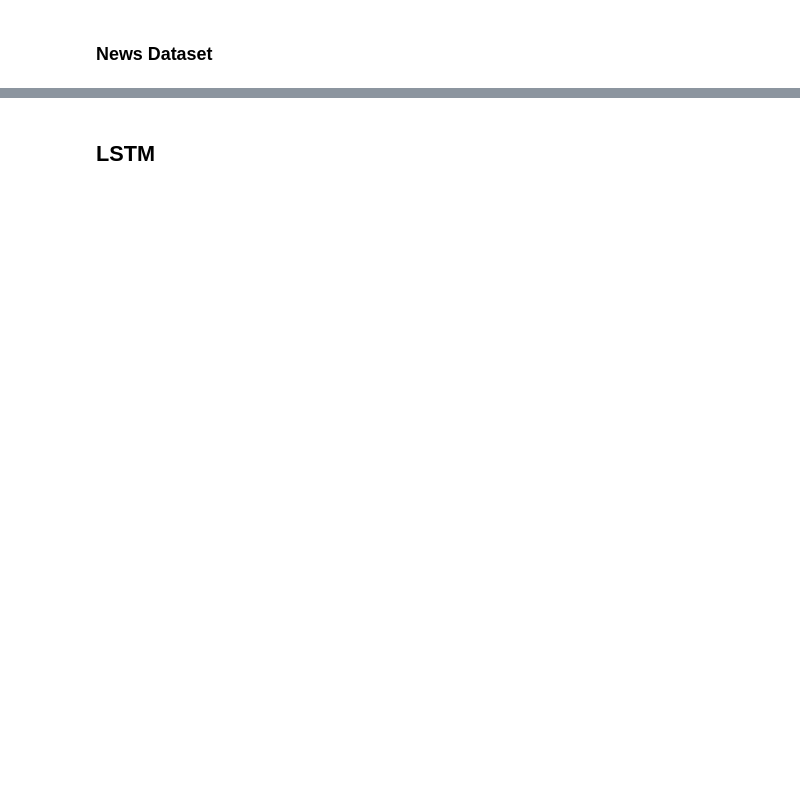
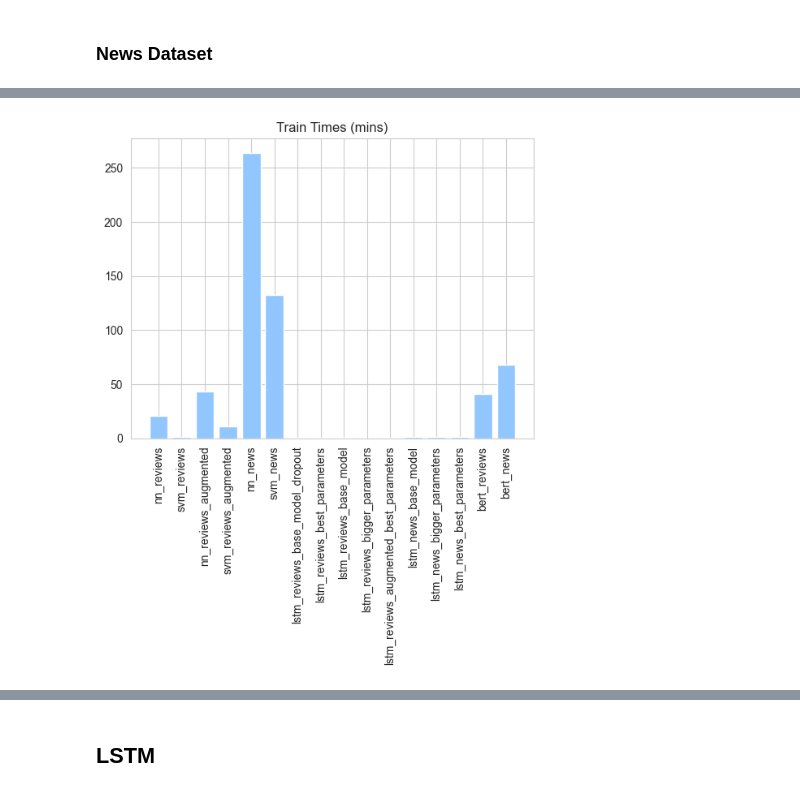
Before and after one commit to r-gg/ml-37, a Jupyter notebook: Exercise 3/results_comparison.ipynb, the cells around one changed output, grey strips where cells are left out. Cells and saved outputs as stored; diff of their text form; code cells hidden in the pictures; blank space fills up the shorter version.

```diff
--- a/Exercise 3/results_comparison.ipynb
+++ b/Exercise 3/results_comparison.ipynb
@@ -367,13 +397,15 @@ plt.show()
 # %%
 
 x = runtimes.index
 # plot bars in stack manner
-plt.bar(x, runtimes.train / 60, color=[fst, fst, snd, snd])
+plt.bar(x, runtimes.train / 60)
 #plt.bar(x, runtimes.test, bottom=runtimes.train, color='b')
 #plt.yscale("log")
 plt.title("Train Times (mins)")
 plt.xticks(rotation=90)
 plt.show()
+# %% [output]
+[figure, added]
 # %%
 x = runtimes.index
 plt.bar(x, runtimes.test / 60)
```
Also changed, not shown: parts of 36 cells of this notebook.
